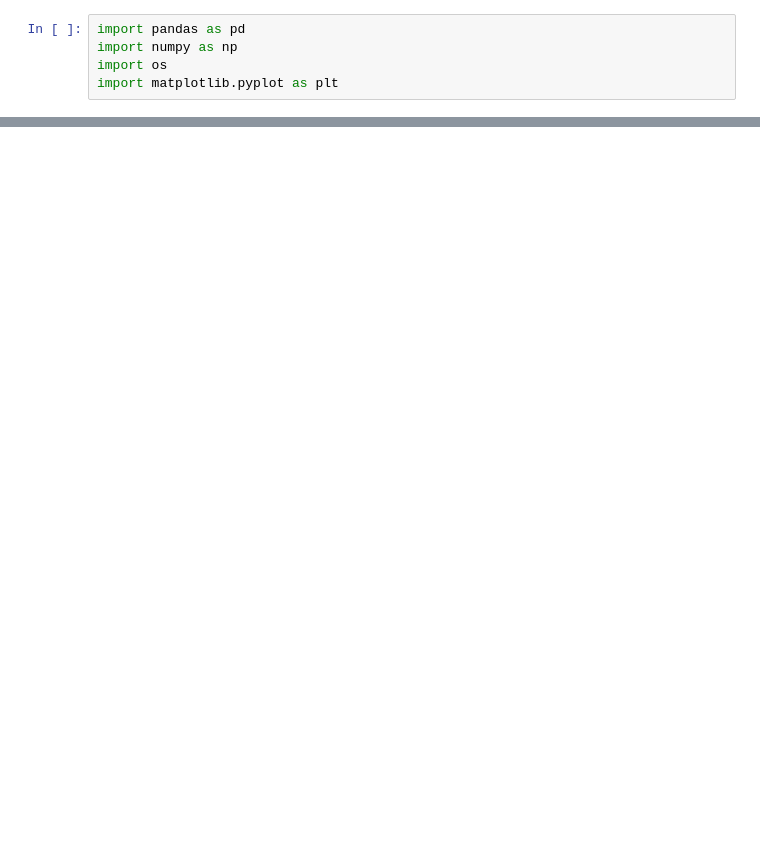
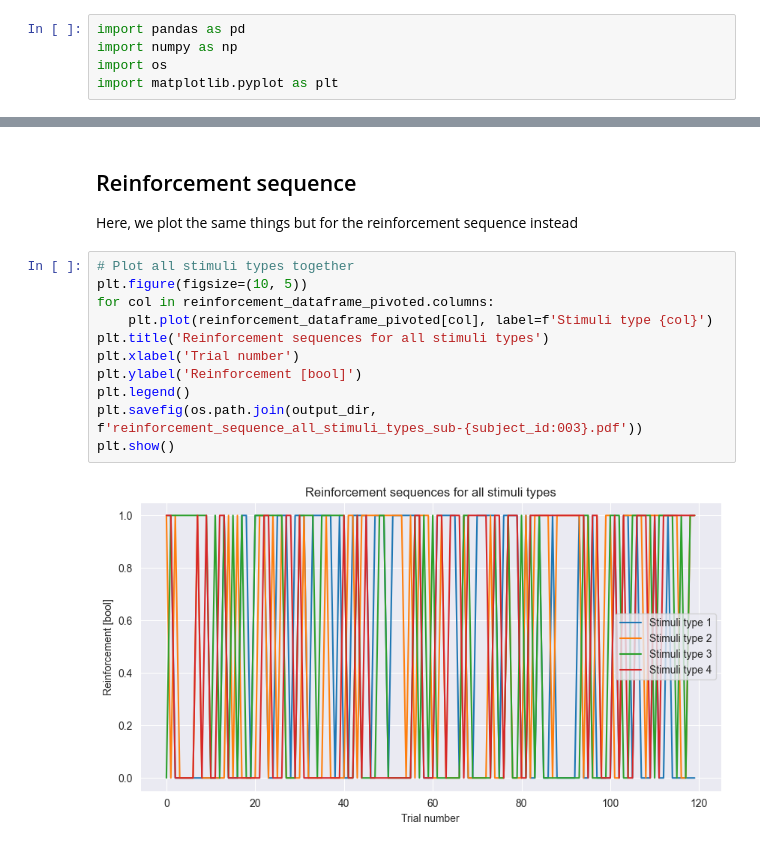
Before and after one commit to KTZ228/phd_1_analysis, a Jupyter notebook: scripts/behavioural_sequence_analysis.ipynb, the cells around one changed output, grey strips where cells are left out. Drawn from its saved outputs; the diff is of its cells as text; blank space fills up the shorter version.

```diff
--- a/scripts/behavioural_sequence_analysis.ipynb
+++ b/scripts/behavioural_sequence_analysis.ipynb
@@ -65,0 +81,16 @@ plt.show()
+# %% [markdown]
+## Reinforcement sequence
+Here, we plot the same things but for the reinforcement sequence instead
+# %%
+# Plot all stimuli types together
+plt.figure(figsize=(10, 5))
+for col in reinforcement_dataframe_pivoted.columns:
+    plt.plot(reinforcement_dataframe_pivoted[col], label=f'Stimuli type {col}')
+plt.title('Reinforcement sequences for all stimuli types')
+plt.xlabel('Trial number')
+plt.ylabel('Reinforcement [bool]')
+plt.legend()
+plt.savefig(os.path.join(output_dir, f'reinforcement_sequence_all_stimuli_types_sub-{subject_id:003}.pdf'))
+plt.show()
+# %% [output]
+[figure, added]
```
Also changed, not shown: parts of 8 cells of this notebook, 1 other file.
